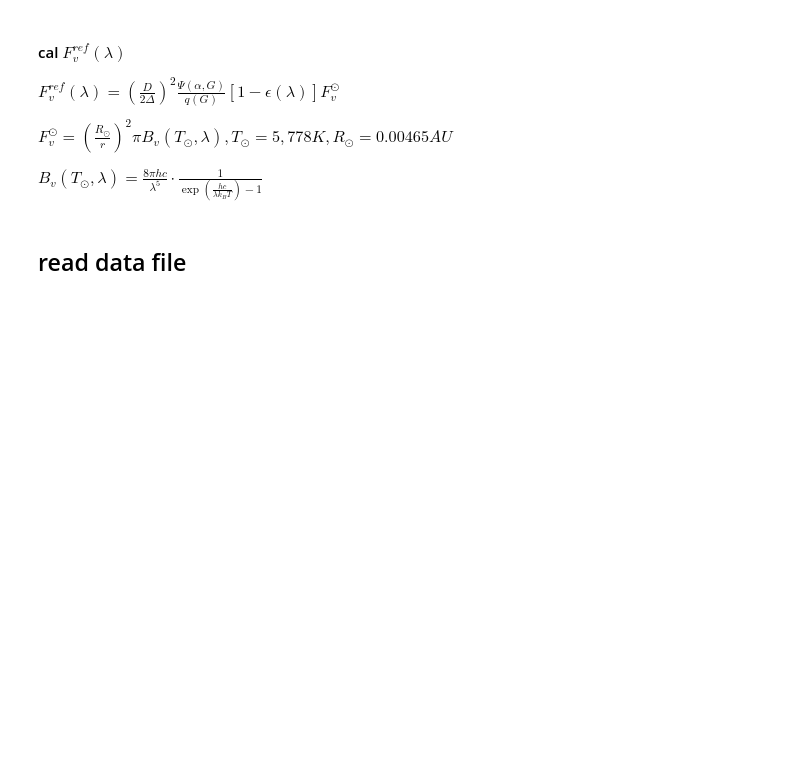
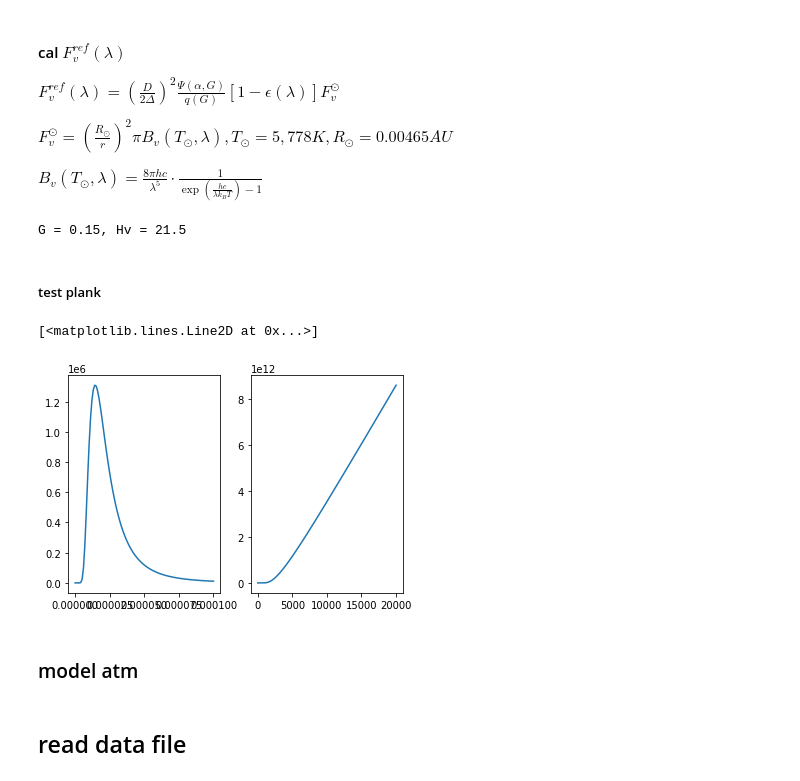
Before and after one commit to AstroHHQ/learngit, a Jupyter notebook: openti/MCMC_ref_2010co1.ipynb, the cells around one changed output. Drawn from its saved outputs; the diff is of its cells as text; code cells hidden in the pictures; blank space fills up the shorter version.

```diff
--- a/openti/MCMC_ref_2010co1.ipynb
+++ b/openti/MCMC_ref_2010co1.ipynb
@@ -207,12 +209,41 @@ $F_v^{\odot}=(\frac{R_{\odot}}{r})^2\pi B_v(T_{\odot},\lambda), T_{\odot} = 5,77
 $B_v(T_{\odot},\lambda) = \frac{8\pi hc}{\lambda ^5} \cdot \frac{1}{\exp(\frac{hc}{\lambda k_B T})-1}$
 # %%
 qG = 0.29+0.684*G
-def calPlank(T,lamda):
-    aa = np.exp(h*cl/(lamda*kB*T))-1
-    return 8*pi*h*cl/(lamda**5*aa)
-def calFsun(lamda,dd):
-    return (Rsun/dd)**2*pi*calPlank(Tsun,lamda)
+#def calPlank(T,lamda):
+#    aa = np.exp(h*cl/(lamda*kB*T))-1
+#    return 8*pi*h*cl/(lamda**5)/aa
+# papper ATM
+def calcPlanckLambda(lambd, T):
+    return np.where(
+        (lambd <= 0.0) | (T <= 0.0),
+        0.0,
+        (2*h*cl**2)/lambd**5 * 1/(np.exp((h*cl)/(lambd*kB*T)) - 1)
+        )
+def calFsun(lamda,d):
+    #print(f'sunconst={(Rsun/(d*au))**2*pi},planksun = {calcPlanckLambda(Tsun,lamda)}')
+    #return (Rsun/(d*au))**2*pi*calcPlanckLambda(Tsun,lamda)
+    return (Rsun/(d*au))**2*pi*calcPlanckLambda(lamda,Tsun)
 def calFref(D,delta,d,alpha,lamda,epsiLamda):
-    cons = (0.5*D/delta)**2*(1-epsiLamda)/qG
+    cons = (0.5*D/(delta*au))**2*(1-epsiLamda)/qG
     Fref = cons*calpromixHalpha(alpha,G,Hv)*calFsun(lamda,d)
-    return Fref
+    #print(f'hg = {calpromixHalpha(alpha,G,Hv)},cons = {cons},fsun ={calFsun(lamda,d)},lamda = {(lamda)**2/cl*1e29} ')
+    return Fref*(lamda)**2/cl*1e29
+print(f'G = {G}, Hv = {Hv}')
+# %% [output]
+G = 0.15, Hv = 21.5
+# %% [markdown]
+##### test plank
+# %%
+lamdaa = np.linspace(0,100e-6,100)
+pl1 = calcPlanckLambda(lamdaa,200)
+plt.subplot(1,2,1)
+plt.plot(lamdaa,pl1)
+Ttt = np.linspace(0,20000,1000)
+pl2 = calcPlanckLambda(2e-6,Ttt)
+plt.subplot(1,2,2)
+plt.plot(Ttt,pl2)
+# %% [output]
+[<matplotlib.lines.Line2D at 0x...>]
+[figure, added]
+# %% [markdown]
+### model atm
```
Also changed, not shown: parts of 7 cells of this notebook.
